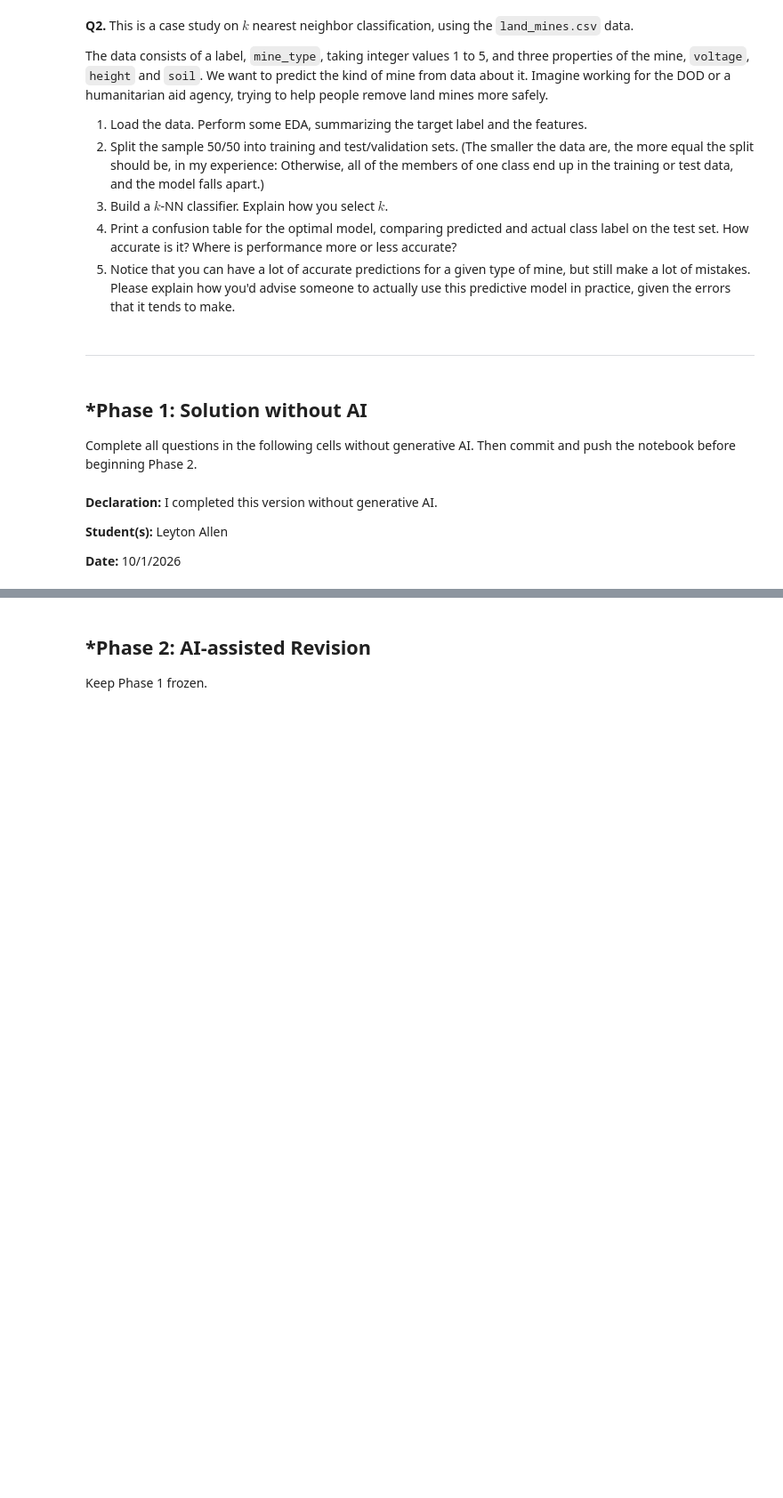
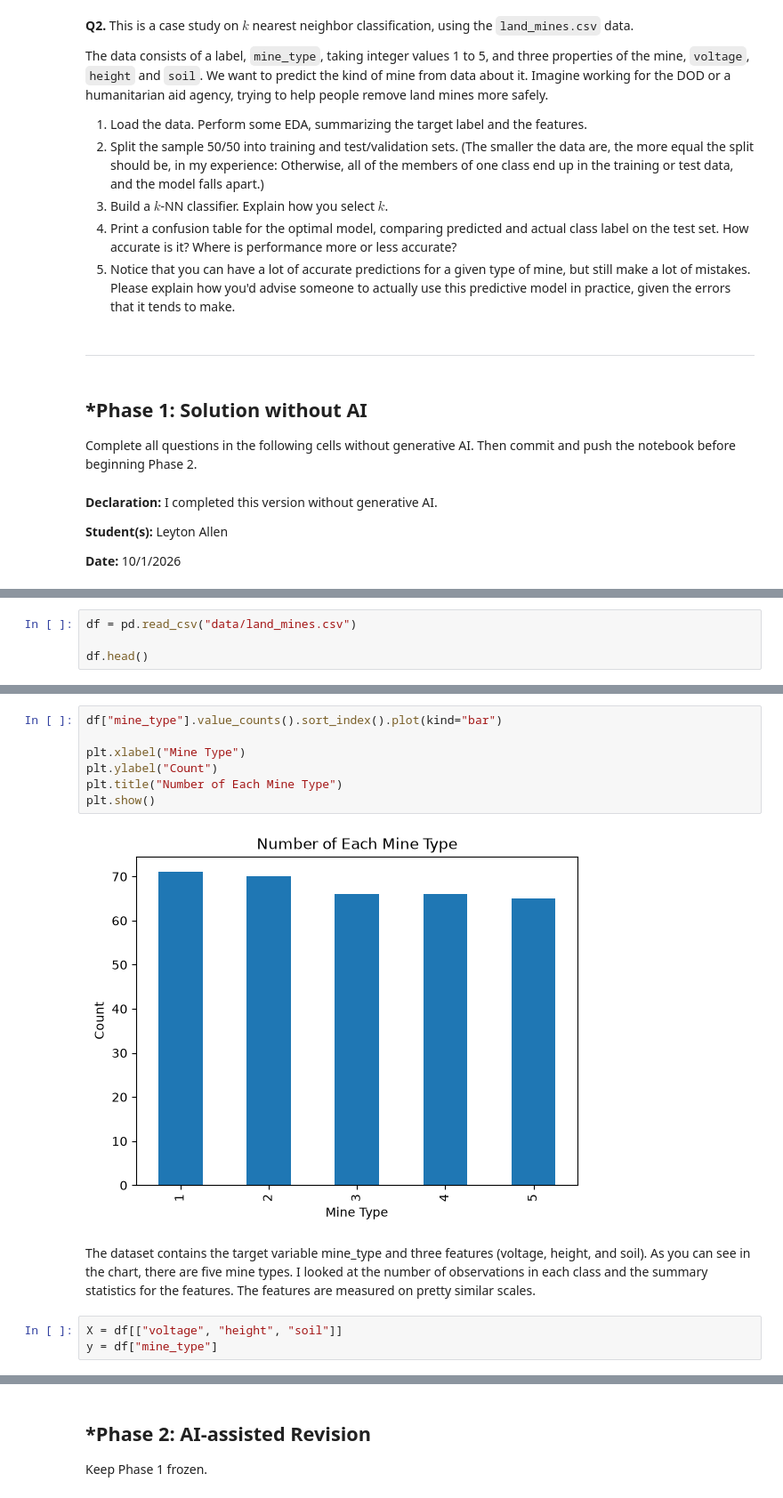
Before and after one commit to LeytonA26/A03-knn, a Jupyter notebook: notebook.ipynb, the cells around one changed output, grey strips where cells are left out. Shown at 89% size. Cells and saved outputs as stored; diff of their text form; blank space fills up the shorter version.

```diff
--- a/notebook.ipynb
+++ b/notebook.ipynb
@@ -59,0 +71,4 @@ A probability prediction gives the probability for each possible class. This giv
+# %%
+df = pd.read_csv("data/land_mines.csv")
+
+df.head()
@@ -59,0 +122,14 @@ A probability prediction gives the probability for each possible class. This giv
+# %%
+df["mine_type"].value_counts().sort_index().plot(kind="bar")
+
+plt.xlabel("Mine Type")
+plt.ylabel("Count")
+plt.title("Number of Each Mine Type")
+plt.show()
+# %% [output]
+[figure, added]
+# %% [markdown]
+The dataset contains the target variable mine_type and three features (voltage, height, and soil). As you can see in the chart, there are five mine types. I looked at the number of observations in each class and the summary statistics for the features. The features are measured on pretty similar scales.
+# %%
+X = df[["voltage", "height", "soil"]]
+y = df["mine_type"]
```
Also changed, not shown: parts of 49 cells of this notebook.
